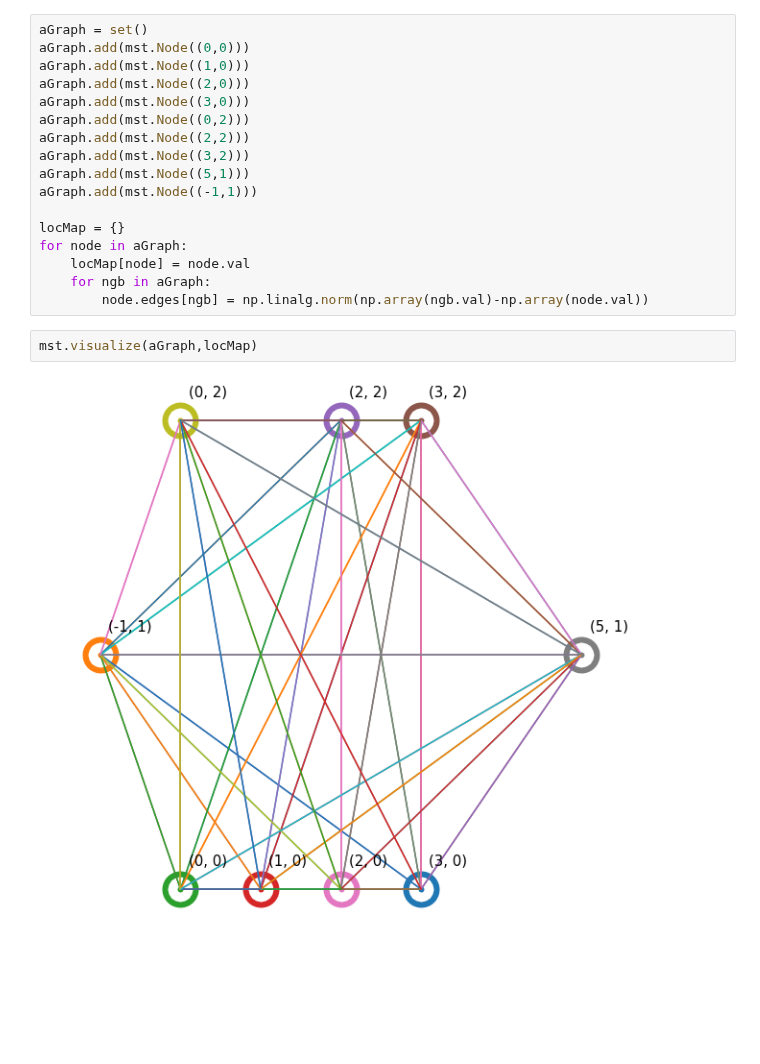
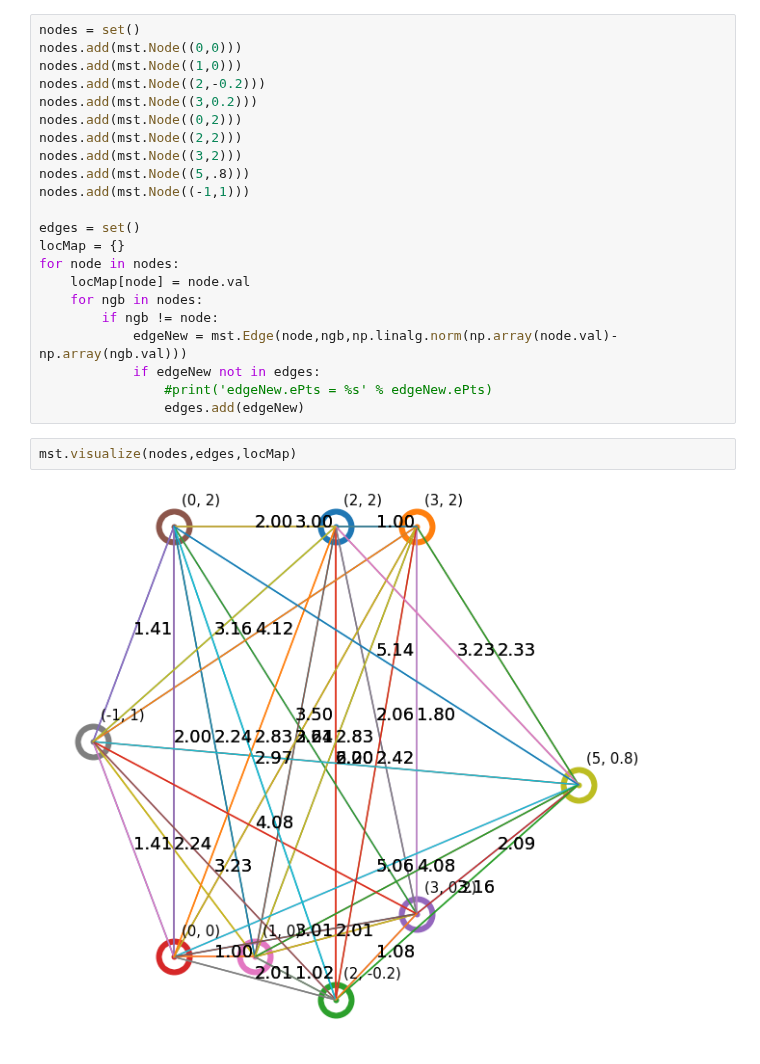
Before and after one commit to longle2718/fundaCS, a Jupyter notebook: mst/mst.ipynb, the cells around one changed output. Drawn from its saved outputs; the diff is of its cells as text; blank space fills up the shorter version.

Commit message:
undirected graph visualization in mst.py

```diff
--- a/mst/mst.ipynb
+++ b/mst/mst.ipynb
@@ -8,21 +11,26 @@ import mst
 # %%
-aGraph = set()
-aGraph.add(mst.Node((0,0)))
-aGraph.add(mst.Node((1,0)))
-aGraph.add(mst.Node((2,0)))
-aGraph.add(mst.Node((3,0)))
-aGraph.add(mst.Node((0,2)))
-aGraph.add(mst.Node((2,2)))
-aGraph.add(mst.Node((3,2)))
-aGraph.add(mst.Node((5,1)))
-aGraph.add(mst.Node((-1,1)))
+nodes = set()
+nodes.add(mst.Node((0,0)))
+nodes.add(mst.Node((1,0)))
+nodes.add(mst.Node((2,-0.2)))
+nodes.add(mst.Node((3,0.2)))
+nodes.add(mst.Node((0,2)))
+nodes.add(mst.Node((2,2)))
+nodes.add(mst.Node((3,2)))
+nodes.add(mst.Node((5,.8)))
+nodes.add(mst.Node((-1,1)))
 
+edges = set()
 locMap = {}
-for node in aGraph:
+for node in nodes:
     locMap[node] = node.val
-    for ngb in aGraph:
-        node.edges[ngb] = np.linalg.norm(np.array(ngb.val)-np.array(node.val))
+    for ngb in nodes:
+        if ngb != node:
+            edgeNew = mst.Edge(node,ngb,np.linalg.norm(np.array(node.val)-np.array(ngb.val)))
+            if edgeNew not in edges:
+                #print('edgeNew.ePts = %s' % edgeNew.ePts)
+                edges.add(edgeNew)
 # %%
-mst.visualize(aGraph,locMap)
+mst.visualize(nodes,edges,locMap)
 # %% [output]
-[figure, old version]
+[figure, new version]
```
Also changed, not shown: parts of 3 cells of this notebook, 1 other file.
